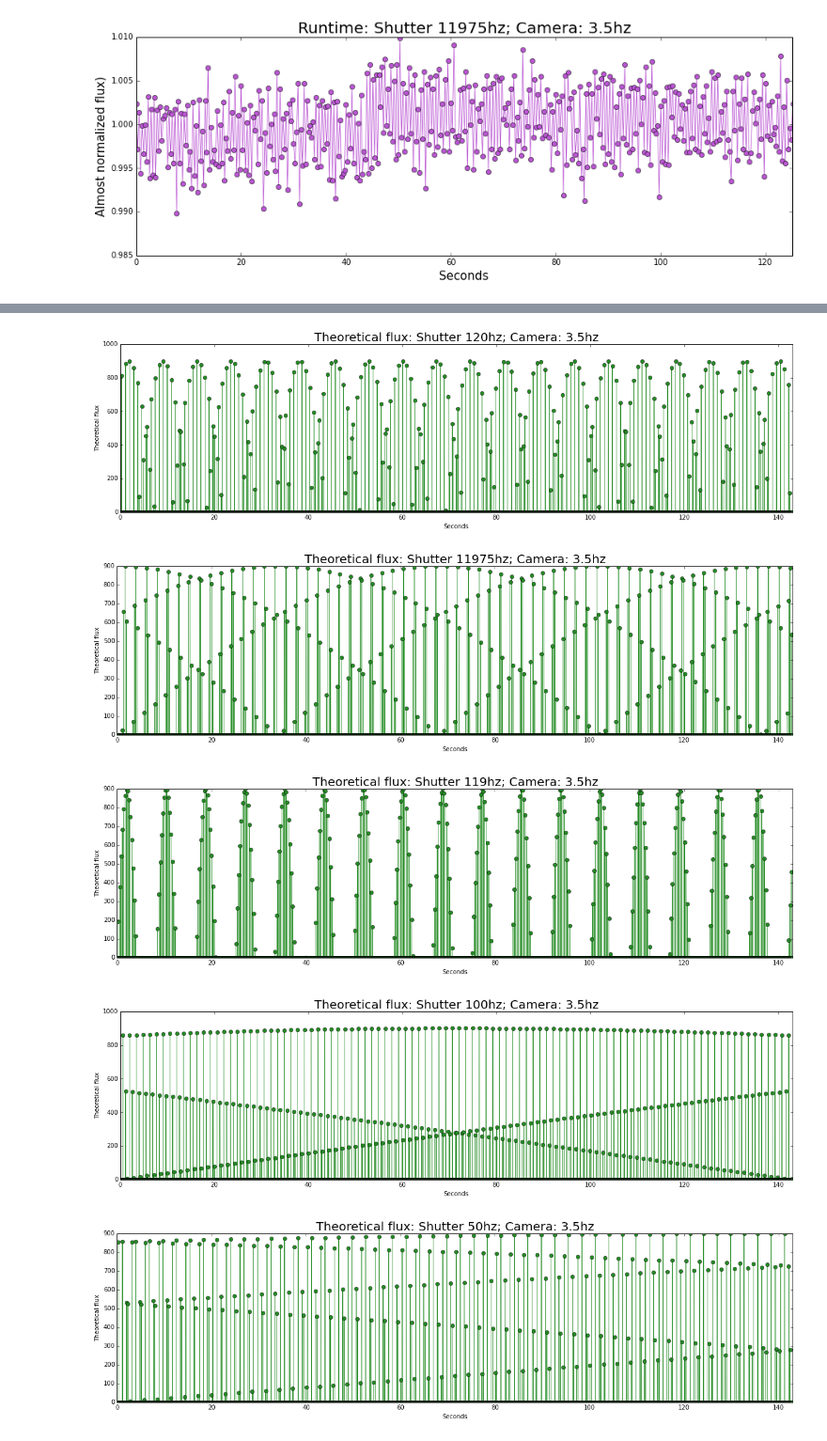
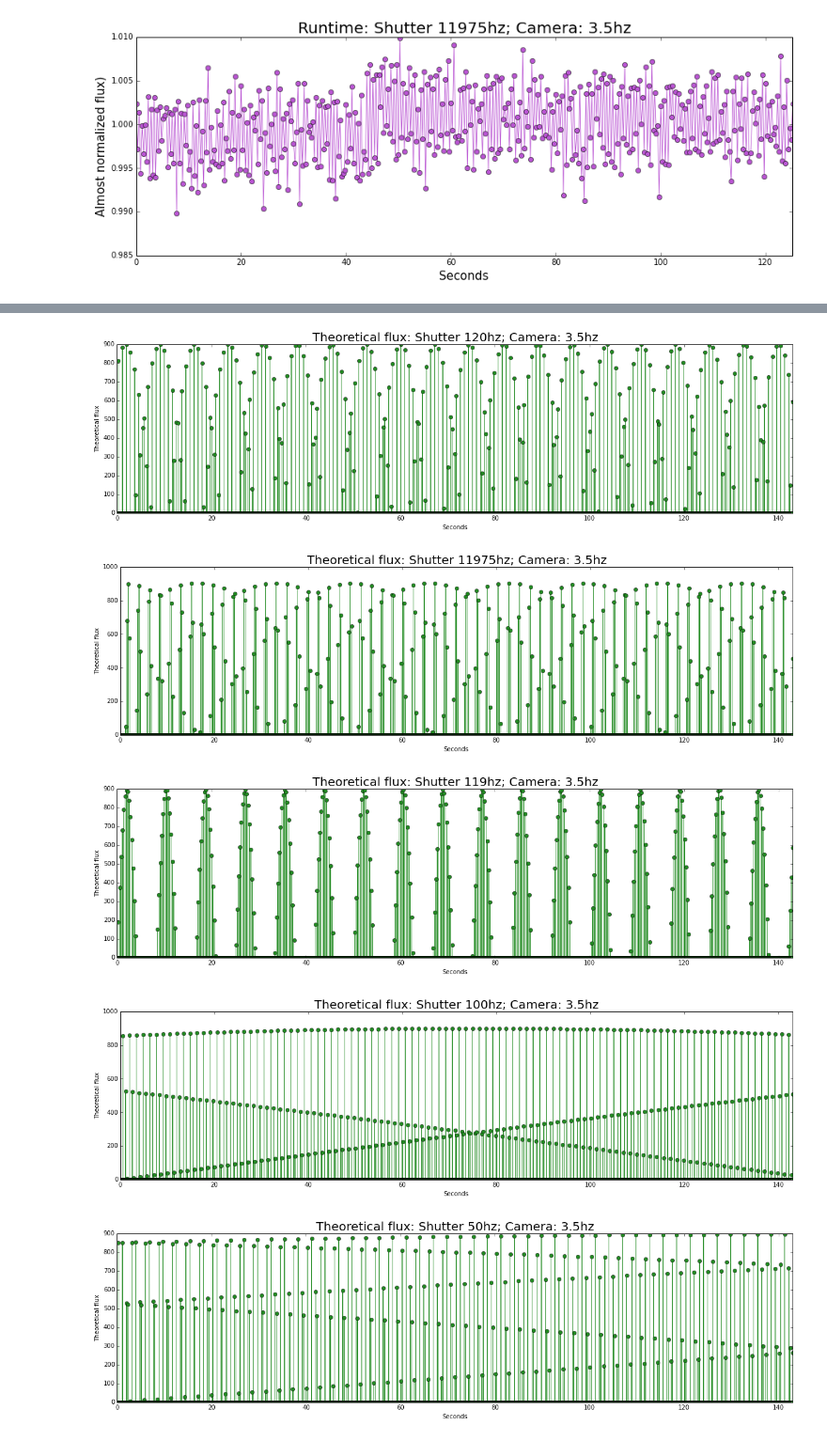
Before and after one commit to fedhere/detect120, a Jupyter notebook: dmiura_LEDtest.ipynb, the cells around one changed output, grey strips where cells are left out. Shown at 94% size. Cells and saved outputs as stored; diff of their text form; code cells hidden in the pictures.

```diff
--- a/dmiura_LEDtest.ipynb
+++ b/dmiura_LEDtest.ipynb
@@ -180,18 +209,13 @@ for i in range(125000):
 #Plotting the "theoretical" fluxes for camera speed of 4hz
 #This flux equals the points in which the camera "meets" the shutter wave
 
-sine4 = {}
 inter4 = {}
 
-time4 = np.linspace(0, 125, 125*1000)
-
 for i in shutter:
-    sine4[i] = np.sin(2*np.pi*time4*i)
-    sine4[i] = [0 if f<0 else f for f in sine4[i]]
-    inter4[i] = sine4[i]*cam4
+    inter4[i] = sine[i]*cam4
     pl.figure(figsize(20, 5))
-    pl.plot(time4, inter4[i]/mean(inter4[i]), '-', color='forestgreen', linewidth = 0.75)
-    pl.plot(time4, inter4[i]/mean(inter4[i]), 'o', color='forestgreen', linewidth = 0.75)
+    pl.plot(time, inter4[i]/mean(inter4[i]), '-', color='forestgreen', linewidth = 0.75)
+    pl.plot(time, inter4[i]/mean(inter4[i]), 'o', color='forestgreen', linewidth = 0.75)
     xlim(0, 125)
     pl.title('Theoretical flux: Shutter '+str(i)+'hz; Camera: 4hz', fontsize=20)
     pl.xlabel('Seconds')
@@ -206,38 +230,21 @@ for i in shutter:
-# %%
-#At the lowest camera speed (3.5hz), the 500 photos take 143 sec to be taken (1/(3.5)*500), or 143,000ms
-#A photo is taken every 286ms
-#Adding a decimal to be more precise in my calculations
-
-cam35 = np.zeros(143000)
-
-for i in range(143000):
-    if i%286 == 0:
-        cam35[i] = 1
-    else:
-        cam35[i] = 0
 # %%
-#Plotting the "theoretical" fluxes for camera speed of 4hz
+#Plotting the "theoretical" fluxes for camera speed of 3.5hz
 #This flux equals the points in which the camera "meets" the shutter wave
 
-sine35 = {}
 inter35 = {}
 
-time35 = np.linspace(0, 143, 143*1000)
-
 for i in shutter:
-    sine35[i] = np.sin(2*np.pi*time35*i)
-    sine35[i] = [0 if f<0 else f for f in sine35[i]]
-    inter35[i] = sine35[i]*cam35
+    inter35[i] = sine[i]*cam35
     pl.figure(figsize(20, 5))
-    pl.plot(time35, inter35[i]/mean(inter35[i]), '-', color='forestgreen', linewidth = 0.75)
-    pl.plot(time35, inter35[i]/mean(inter35[i]), 'o', color='forestgreen', linewidth = 0.75)
+    pl.plot(time, inter35[i]/mean(inter35[i]), '-', color='forestgreen', linewidth = 0.75)
+    pl.plot(time, inter35[i]/mean(inter35[i]), 'o', color='forestgreen', linewidth = 0.75)
     xlim(0, 143)
     pl.title('Theoretical flux: Shutter '+str(i)+'hz; Camera: 3.5hz', fontsize=20)
     pl.xlabel('Seconds')
     pl.ylabel('Theoretical flux')
 # %% [output]
-[figure, old version]
+[figure, new version]
-[figure, old version]
+[figure, new version]
-[figure, old version]
+[figure, new version]
-[figure, old version]
+[figure, new version]
 [figure]
```
Also changed, not shown: parts of 6 cells of this notebook.
